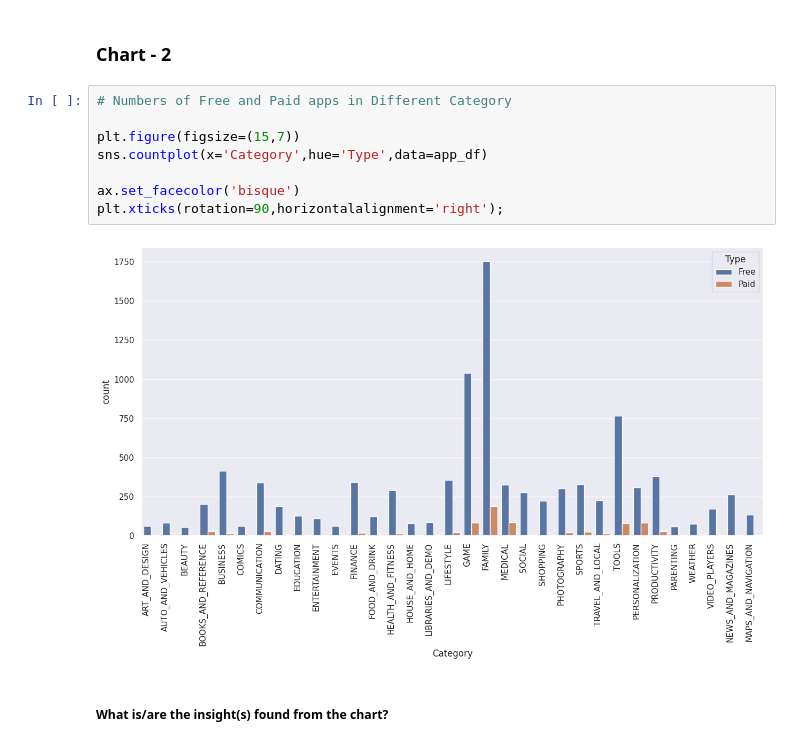
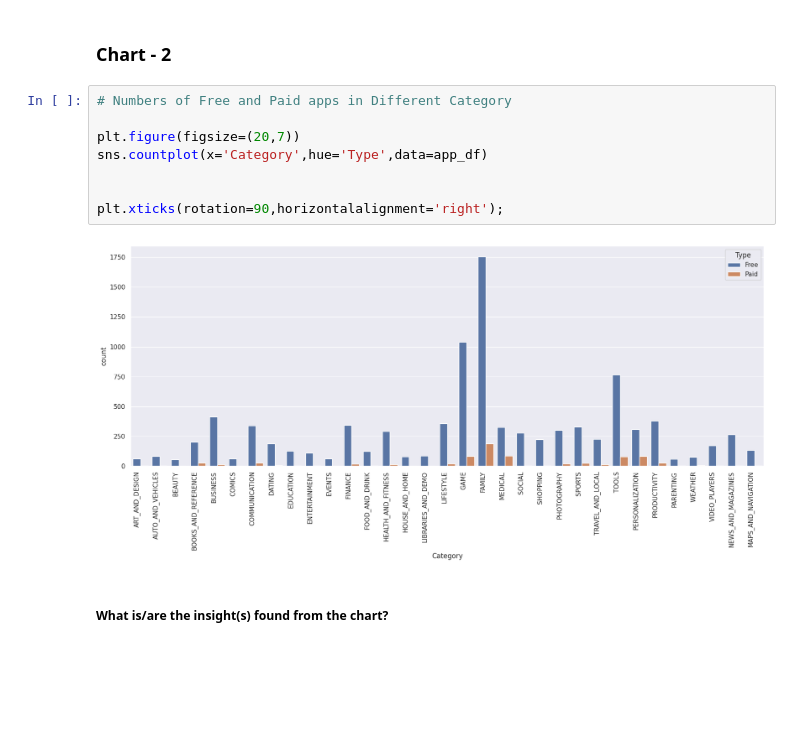
Before and after one commit to Aman811630/-EDA-on-Play-Store-App-Reviews-Data-Sets, a Jupyter notebook: Aman_Singh_EDA_on_Play_Store_App_Review_Dataset_.ipynb, the cells around one changed output. Drawn from its saved outputs; the diff is of its cells as text; blank space fills up the shorter version.

```diff
--- a/Aman_Singh_EDA_on_Play_Store_App_Review_Dataset_.ipynb
+++ b/Aman_Singh_EDA_on_Play_Store_App_Review_Dataset_.ipynb
@@ -612,13 +604,13 @@ plt.xticks(rotation=90,horizontalalignment='right');
 # %%
 # Numbers of Free and Paid apps in Different Category
 
-plt.figure(figsize=(15,7))
+plt.figure(figsize=(20,7))
 sns.countplot(x='Category',hue='Type',data=app_df)
 
-ax.set_facecolor('bisque')
+
 plt.xticks(rotation=90,horizontalalignment='right');
 # %% [output]
-[figure, old version]
+[figure, new version]
 # %% [markdown]
 #####  What is/are the insight(s) found from the chart?
 # %% [markdown]
```
Also changed, not shown: parts of 40 cells of this notebook.
